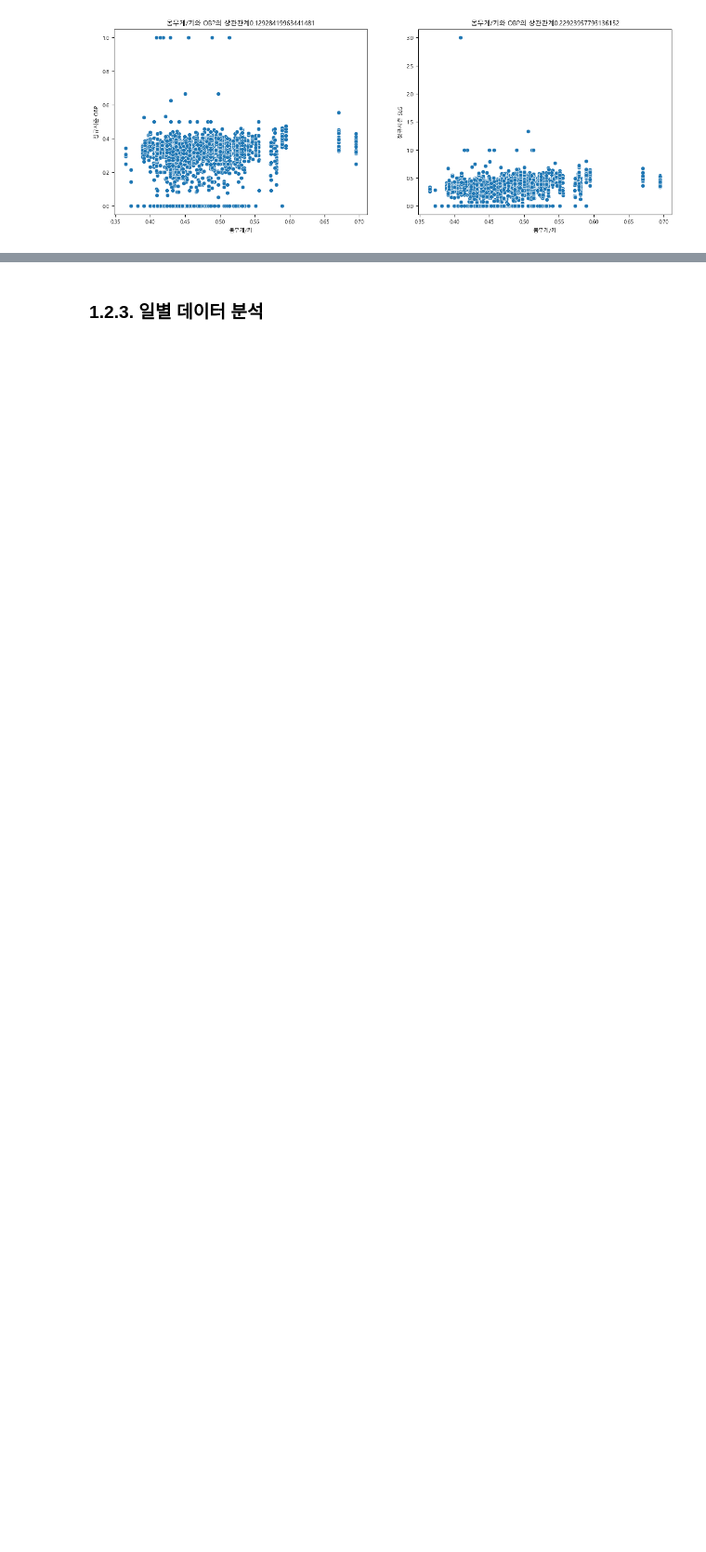
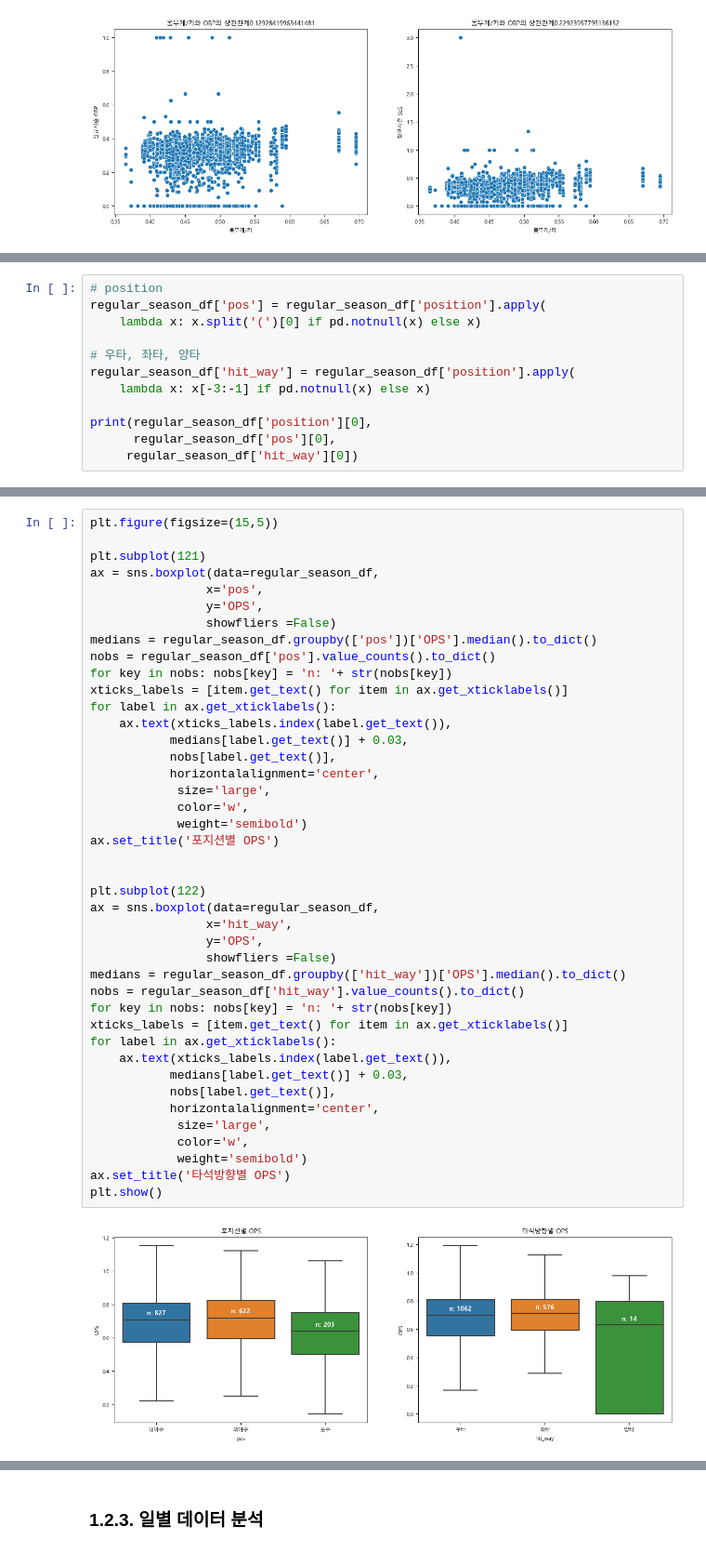
Before and after one commit to 107131n/phython_ex, a Jupyter notebook: 09_시계열/ch01_/batter_OPS_prediction.ipynb, the cells around one changed output, grey strips where cells are left out. Shown at 93% size. Saved outputs shown, nothing was run; the diff lists cells and outputs as text; blank space fills up the shorter version.

```diff
--- a/09_시계열/ch01_/batter_OPS_prediction.ipynb
+++ b/09_시계열/ch01_/batter_OPS_prediction.ipynb
@@ -374,0 +378,12 @@ plt.show()
+# %%
+# position
+regular_season_df['pos'] = regular_season_df['position'].apply(
+    lambda x: x.split('(')[0] if pd.notnull(x) else x)
+
+# 우타, 좌타, 양타
+regular_season_df['hit_way'] = regular_season_df['position'].apply(
+    lambda x: x[-3:-1] if pd.notnull(x) else x)
+
+print(regular_season_df['position'][0],
+      regular_season_df['pos'][0],
+     regular_season_df['hit_way'][0])
@@ -374,0 +392,44 @@ plt.show()
+# %%
+plt.figure(figsize=(15,5))
+
+plt.subplot(121)
+ax = sns.boxplot(data=regular_season_df,
+                x='pos',
+                y='OPS',
+                showfliers =False)
+medians = regular_season_df.groupby(['pos'])['OPS'].median().to_dict()
+nobs = regular_season_df['pos'].value_counts().to_dict()
+for key in nobs: nobs[key] = 'n: '+ str(nobs[key])
+xticks_labels = [item.get_text() for item in ax.get_xticklabels()]
+for label in ax.get_xticklabels():
+    ax.text(xticks_labels.index(label.get_text()),
+           medians[label.get_text()] + 0.03,
+           nobs[label.get_text()],
+           horizontalalignment='center',
+            size='large',
+            color='w',
+            weight='semibold')
+ax.set_title('포지션별 OPS')
+
+
+plt.subplot(122)
+ax = sns.boxplot(data=regular_season_df,
+                x='hit_way',
+                y='OPS',
+                showfliers =False)
+medians = regular_season_df.groupby(['hit_way'])['OPS'].median().to_dict()
+nobs = regular_season_df['hit_way'].value_counts().to_dict()
+for key in nobs: nobs[key] = 'n: '+ str(nobs[key])
+xticks_labels = [item.get_text() for item in ax.get_xticklabels()]
+for label in ax.get_xticklabels():
+    ax.text(xticks_labels.index(label.get_text()),
+           medians[label.get_text()] + 0.03,
+           nobs[label.get_text()],
+           horizontalalignment='center',
+            size='large',
+            color='w',
+            weight='semibold')
+ax.set_title('타석방향별 OPS')
+plt.show()
+# %% [output]
+[figure, added]
```
Also changed, not shown: parts of 53 cells of this notebook, 2 other files.
